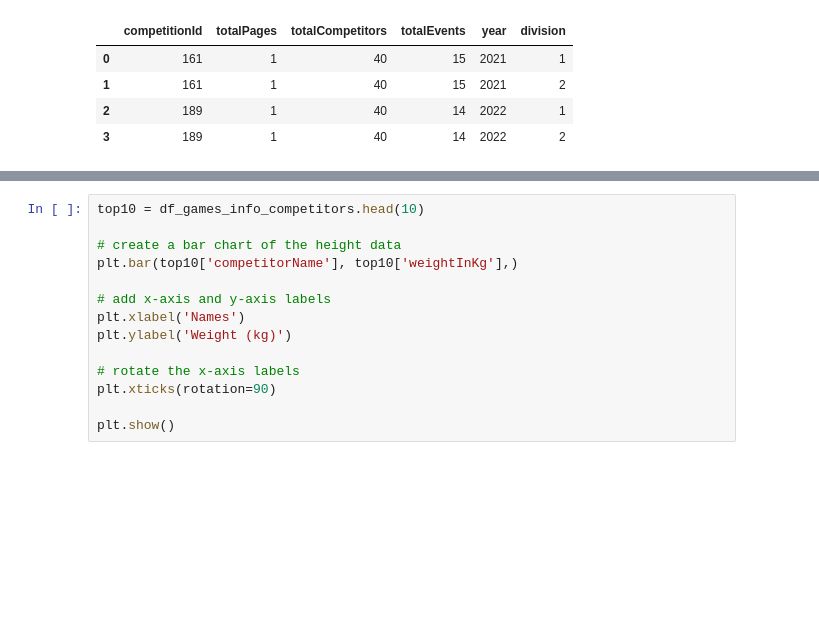
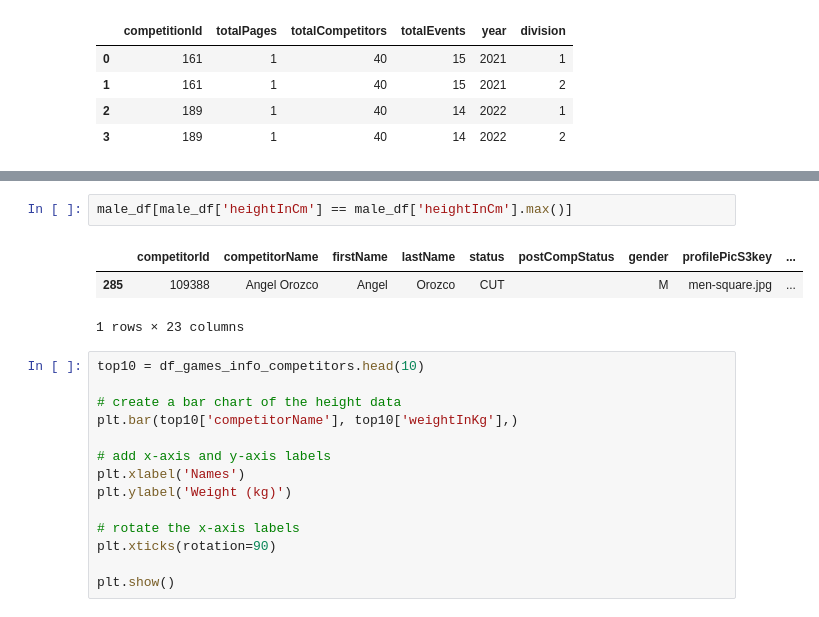
Before and after one commit to ArnarHardarson/rice-krispie-cakes, a Jupyter notebook: notebook_new_datamodel.ipynb, the cells around one changed output, grey strips where cells are left out. Cells and saved outputs as stored; diff of their text form; blank space fills up the shorter version.

```diff
--- a/notebook_new_datamodel.ipynb
+++ b/notebook_new_datamodel.ipynb
@@ -320,3 +318,9 @@ plt.show()
+# %%
+male_df[male_df['heightInCm'] == male_df['heightInCm'].max()]
+# %% [output]
+|  | competitorId | competitorName | firstName | lastName | status | postCompStatus | gender | profilePicS3key | ... |
+| 285 | 109388 | Angel Orozco | Angel | Orozco | CUT |  | M | men-square.jpg | ... |
+1 rows × 23 columns
 # %%
 top10 = df_games_info_competitors.head(10)
 
```
Also changed, not shown: parts of 24 cells of this notebook.
